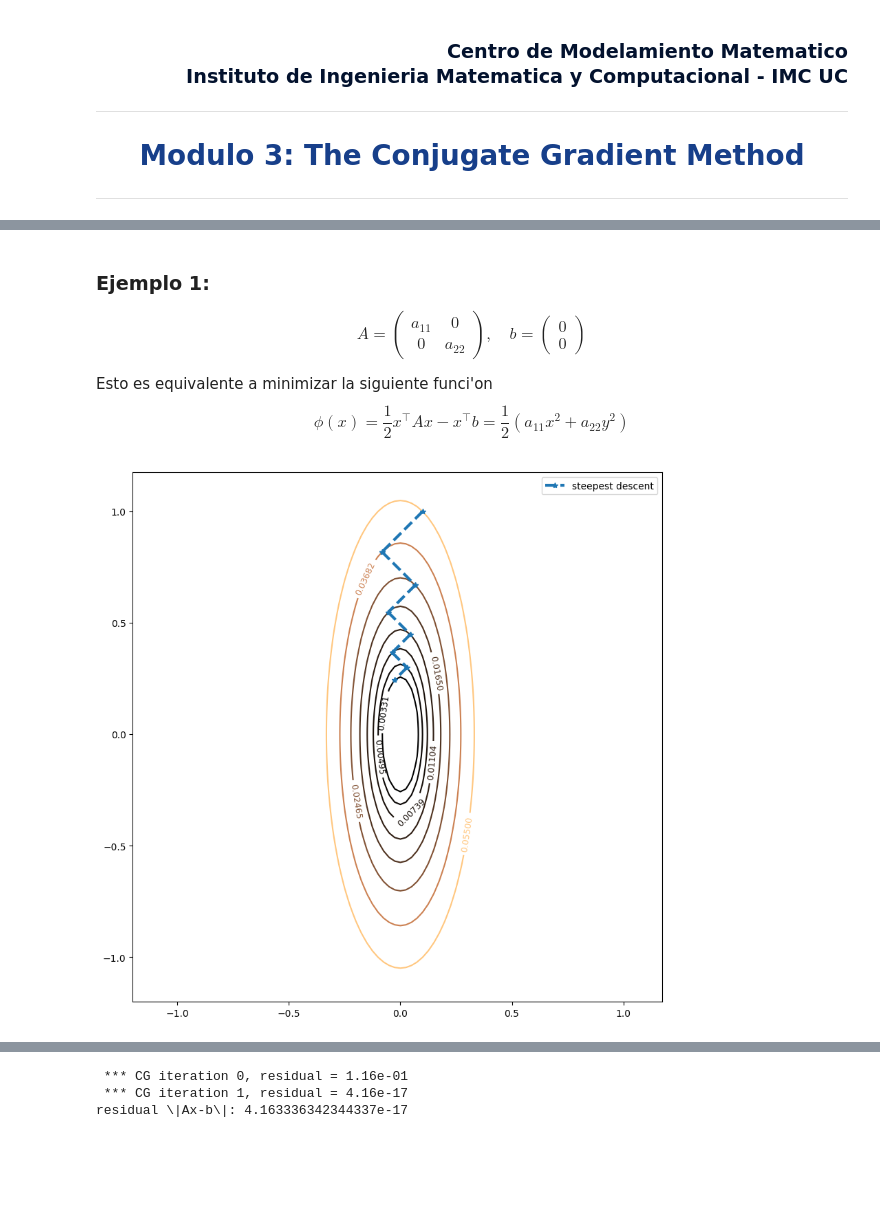
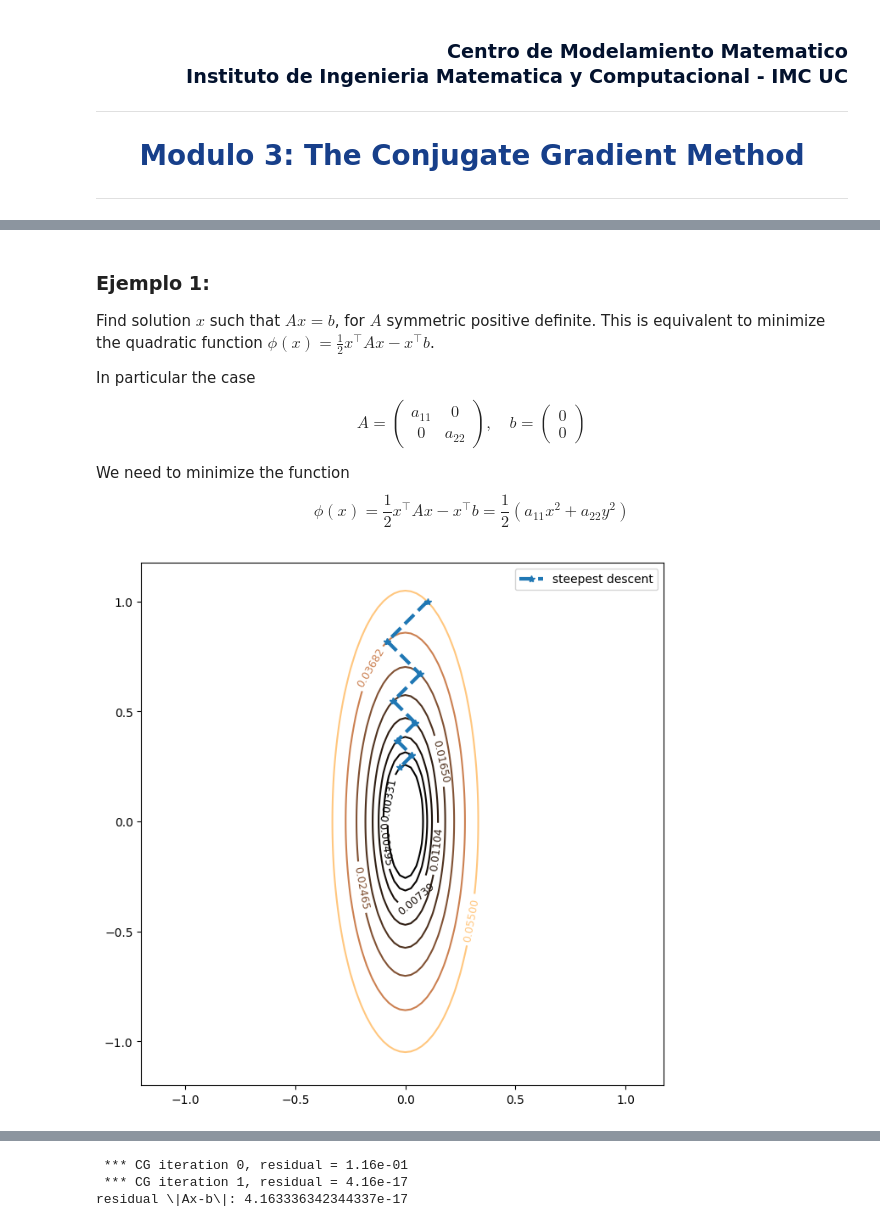
Before and after one commit to ManuelSanchezUribe/EMI2024, a Jupyter notebook: notebooks/03_Modulo/03_Modulo_03_Conjugate_Gradient_theory.ipynb, the cells around one changed output, grey strips where cells are left out. Drawn from its saved outputs; the diff is of its cells as text; code cells hidden in the pictures; blank space fills up the shorter version.

```diff
--- a/notebooks/03_Modulo/03_Modulo_03_Conjugate_Gradient_theory.ipynb
+++ b/notebooks/03_Modulo/03_Modulo_03_Conjugate_Gradient_theory.ipynb
@@ -59,9 +62,13 @@ def printSD(iter, res):
     print(f" *** SD iteration {iter}, residual = {res:1.2e}")
 # %% [markdown]
 ### Ejemplo 1:
+
+Find solution $x$ such that $Ax = b$, for $A$ symmetric positive definite. This is equivalent to minimize the quadratic function $\phi(x) = \frac{1}{2} x^\top A x - x^\top b$.
+
+In particular the case
 \begin{equation*} A = \left(\begin{array}{cc} a_{11}&0\\ 0 &a_{22}\end{array}\right), \quad b = \left( \begin{array}{c} 0\\0 \end{array}\right) \end{equation*}
 
-Esto es equivalente a minimizar la siguiente funci\'on
+We need to minimize the function
 \begin{equation*}
 \phi(x) = \frac{1}{2} x^\top A x - x^\top b = \frac{1}{2}(a_{11} x^2 + a_{22} y^2)
 \end{equation*}
@@ -79,37 +82,37 @@ x, n, Xlist = SteepestDescent(A,b,x0=np.array([a22,1]), print_iter=False)
 # %%
-import matplotlib.pyplot as plt
-# funcion a minimizar
+# function
 phi = lambda x: 0.5*x.dot(A.dot(x)) - x.dot(b)
 
 # Make data.
 x = np.arange(-1.2, 1.2, 0.025)
 y = np.arange(-1.2, 1.2, 0.025)
 X, Y = np.meshgrid(x, y)
 
 Z = 0.5*(a11*X**2 + a22*Y**2)
-fig, ax = plt.subplots(1,1, figsize=(10,10))
+fig, ax = plt.subplots(1,1, figsize=(10,8))
 
-# puntos de Steepest descent
+#  Steepest descent points
 X0 = Xlist[0]; x0 = X0[0]; y0 = X0[1]; f0 = phi(Xlist[0])
 X1 = Xlist[1]; x1 = X1[0]; y1 = X1[1]; f1 = phi(Xlist[1])
 X2 = Xlist[2]; x2 = X2[0]; y2 = X2[1]; f2 = phi(Xlist[2])
 X3 = Xlist[3]; x3 = X3[0]; y3 = X3[1]; f3 = phi(Xlist[3])
 X4 = Xlist[4]; x4 = X4[0]; y4 = X4[1]; f4 = phi(Xlist[4])
 X5 = Xlist[5]; x5 = X5[0]; y5 = X5[1]; f5 = phi(Xlist[5])
 X6 = Xlist[6]; x6 = X6[0]; y6 = X6[1]; f6 = phi(Xlist[6])
 X7 = Xlist[7]; x7 = X7[0]; y7 = X7[1]; f7 = phi(Xlist[7])
-CS = ax.contour(X,Y, Z, levels=[f7,f6,f5,f4,f3,f2,f1,f0], cmap='copper')#,colors=['C05', 'C04', 'C03','C02', 'C01', 'C00'])
+CS = ax.contour(X,Y, Z, levels=[f7,f6,f5,f4,f3,f2,f1,f0], cmap='copper')
 ax.clabel(CS, fontsize=9, inline=True)
 ax.plot([x0,x1],[y0,y1],'--*',color='C00', linewidth=3)
 ax.plot([x1,x2],[y1,y2],'--*',color='C00', linewidth=3)
 ax.plot([x2,x3],[y2,y3],'--*',color='C00', linewidth=3)
 ax.plot([x3,x4],[y3,y4],'--*',color='C00', linewidth=3)
 ax.plot([x4,x5],[y4,y5],'--*',color='C00', linewidth=3)
 ax.plot([x5,x6],[y5,y6],'--*',color='C00', linewidth=3)
 ax.plot([x6,x7],[y6,y7],'--*',color='C00', linewidth=3, label='steepest descent')
 
 ax.set_aspect('equal')
 ax.legend()
+plt.savefig('fig1steepest_descent.png')
 plt.show()
 # %% [output]
-[figure, old version]
+[figure, new version]
```
Also changed, not shown: parts of 21 cells of this notebook, 3 other files.
